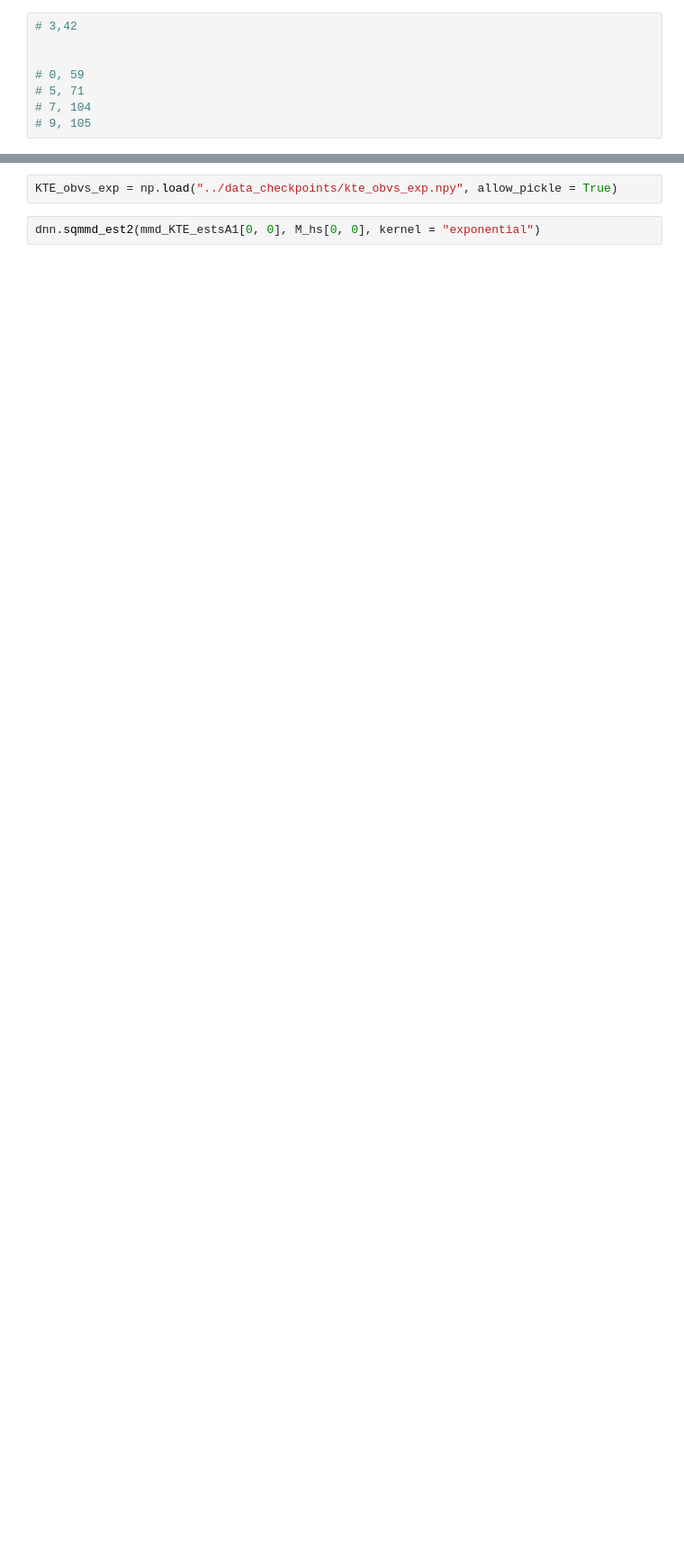
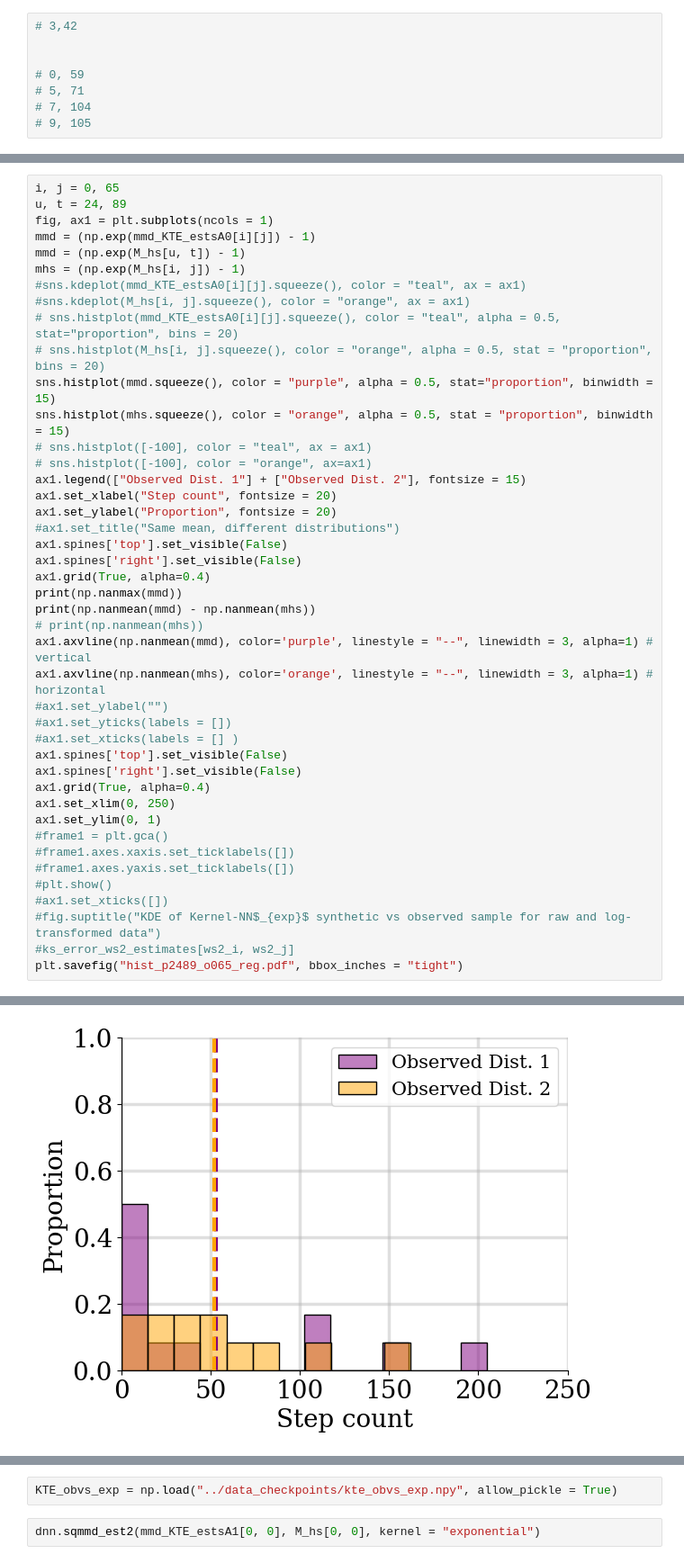
Before and after one commit to calebchin/old_dnn, a Jupyter notebook: notebooks/kte.ipynb, the cells around one changed output, grey strips where cells are left out. Shown at 90% size. Cells and saved outputs as stored; diff of their text form; blank space fills up the shorter version.

```diff
--- a/notebooks/kte.ipynb
+++ b/notebooks/kte.ipynb
@@ -980,0 +888,44 @@ print(M_hs[i, j])
+# %%
+i, j = 0, 65
+u, t = 24, 89
+fig, ax1 = plt.subplots(ncols = 1)
+mmd = (np.exp(mmd_KTE_estsA0[i][j]) - 1)
+mmd = (np.exp(M_hs[u, t]) - 1)
+mhs = (np.exp(M_hs[i, j]) - 1)
+#sns.kdeplot(mmd_KTE_estsA0[i][j].squeeze(), color = "teal", ax = ax1)
+#sns.kdeplot(M_hs[i, j].squeeze(), color = "orange", ax = ax1)
+# sns.histplot(mmd_KTE_estsA0[i][j].squeeze(), color = "teal", alpha = 0.5, stat="proportion", bins = 20)
+# sns.histplot(M_hs[i, j].squeeze(), color = "orange", alpha = 0.5, stat = "proportion", bins = 20)
+sns.histplot(mmd.squeeze(), color = "purple", alpha = 0.5, stat="proportion", binwidth = 15)
+sns.histplot(mhs.squeeze(), color = "orange", alpha = 0.5, stat = "proportion", binwidth = 15)
+# sns.histplot([-100], color = "teal", ax = ax1)
+# sns.histplot([-100], color = "orange", ax=ax1)
+ax1.legend(["Observed Dist. 1"] + ["Observed Dist. 2"], fontsize = 15)
+ax1.set_xlabel("Step count", fontsize = 20)
+ax1.set_ylabel("Proportion", fontsize = 20)
+#ax1.set_title("Same mean, different distributions")
+ax1.spines['top'].set_visible(False)
+ax1.spines['right'].set_visible(False)
+ax1.grid(True, alpha=0.4)
+print(np.nanmax(mmd))
+print(np.nanmean(mmd) - np.nanmean(mhs))
+# print(np.nanmean(mhs))
+ax1.axvline(np.nanmean(mmd), color='purple', linestyle = "--", linewidth = 3, alpha=1) # vertical
+ax1.axvline(np.nanmean(mhs), color='orange', linestyle = "--", linewidth = 3, alpha=1) # horizontal
+#ax1.set_ylabel("")
+#ax1.set_yticks(labels = [])
+#ax1.set_xticks(labels = [] )
+ax1.spines['top'].set_visible(False)
+ax1.spines['right'].set_visible(False)
+ax1.grid(True, alpha=0.4)
+ax1.set_xlim(0, 250)
+ax1.set_ylim(0, 1)
+#frame1 = plt.gca()
+#frame1.axes.xaxis.set_ticklabels([])
+#frame1.axes.yaxis.set_ticklabels([])
+#plt.show()
+#ax1.set_xticks([])
+#fig.suptitle("KDE of Kernel-NN$_{exp}$ synthetic vs observed sample for raw and log-transformed data")
+#ks_error_ws2_estimates[ws2_i, ws2_j]
+plt.savefig("hist_p2489_o065_reg.pdf", bbox_inches = "tight")
+# %% [output]
@@ -981 +934,2 @@ print(M_hs[i, j])
+[figure, added]
 # %%
```
Also changed, not shown: parts of 101 cells of this notebook, 1 other file.
